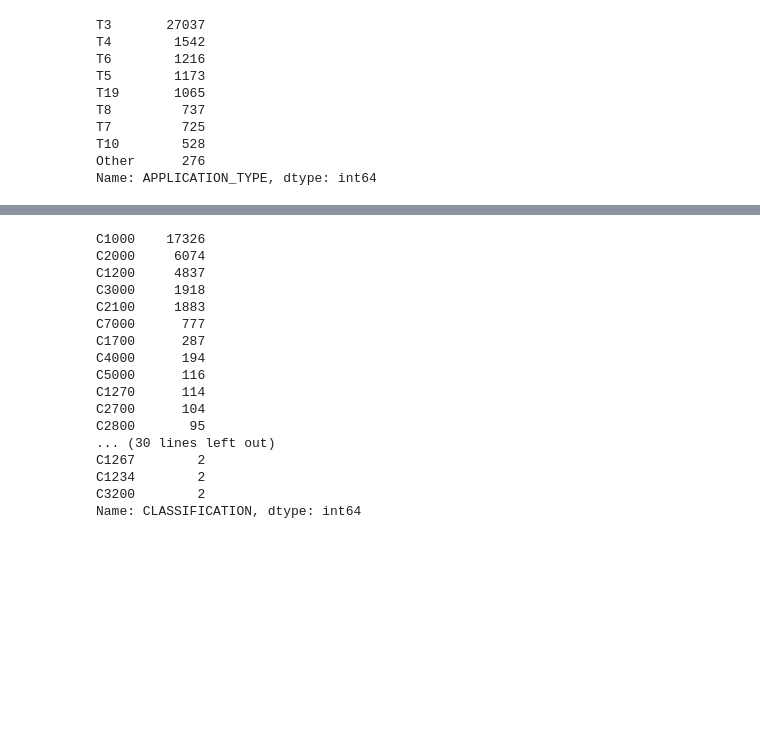
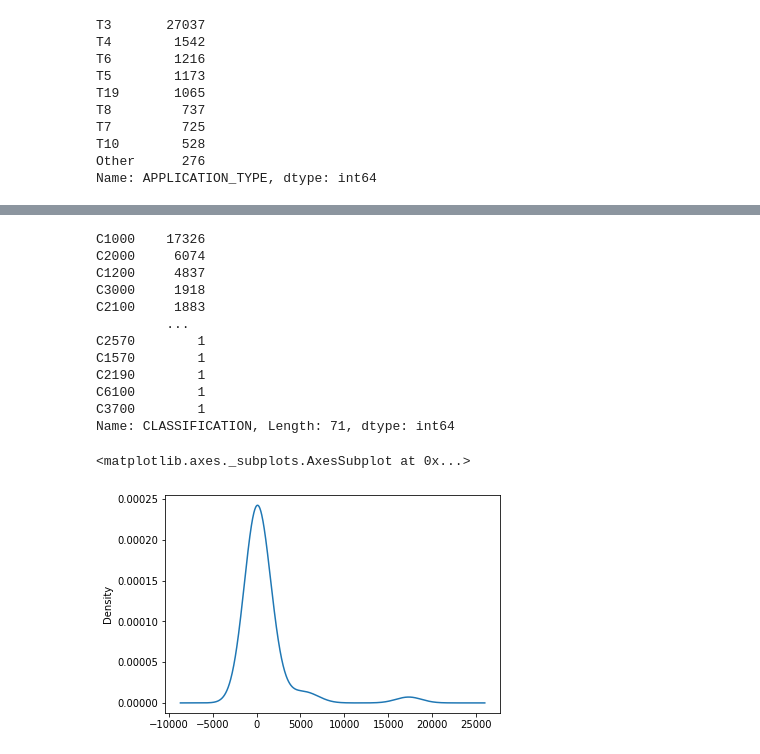
Before and after one commit to uldom/Charity_Funding_Predictor, a Jupyter notebook: Charity_Funding_Predictor.ipynb, the cells around one changed output, grey strips where cells are left out. Cells and saved outputs as stored; diff of their text form; code cells hidden in the pictures; blank space fills up the shorter version.

```diff
--- a/Charity_Funding_Predictor.ipynb
+++ b/Charity_Funding_Predictor.ipynb
@@ -127,7 +131,7 @@ C2570        1
 Name: CLASSIFICATION, Length: 71, dtype: int64
 # %%
 # You may find it helpful to look at CLASSIFICATION value counts >1
-counts3 = counts2[counts2>1]
+counts3 = counts2[counts2>0]
 counts3
 # %% [output]
 C1000    17326
@@ -135,15 +139,15 @@ C2000     6074
 C1200     4837
 C3000     1918
 C2100     1883
-C7000      777
-C1700      287
-C4000      194
-C5000      116
-C1270      114
-C2700      104
-C2800       95
-... (30 lines left out)
-C1267        2
-C1234        2
-C3200        2
-Name: CLASSIFICATION, dtype: int64
+         ...
+C2570        1
+C1570        1
+C2190        1
+C6100        1
+C3700        1
+Name: CLASSIFICATION, Length: 71, dtype: int64
+# %%
+application_df.CLASSIFICATION.value_counts().plot.density()
+# %% [output]
+<matplotlib.axes._subplots.AxesSubplot at 0x...>
+[figure, added]
```
Also changed, not shown: parts of 7 cells of this notebook.
